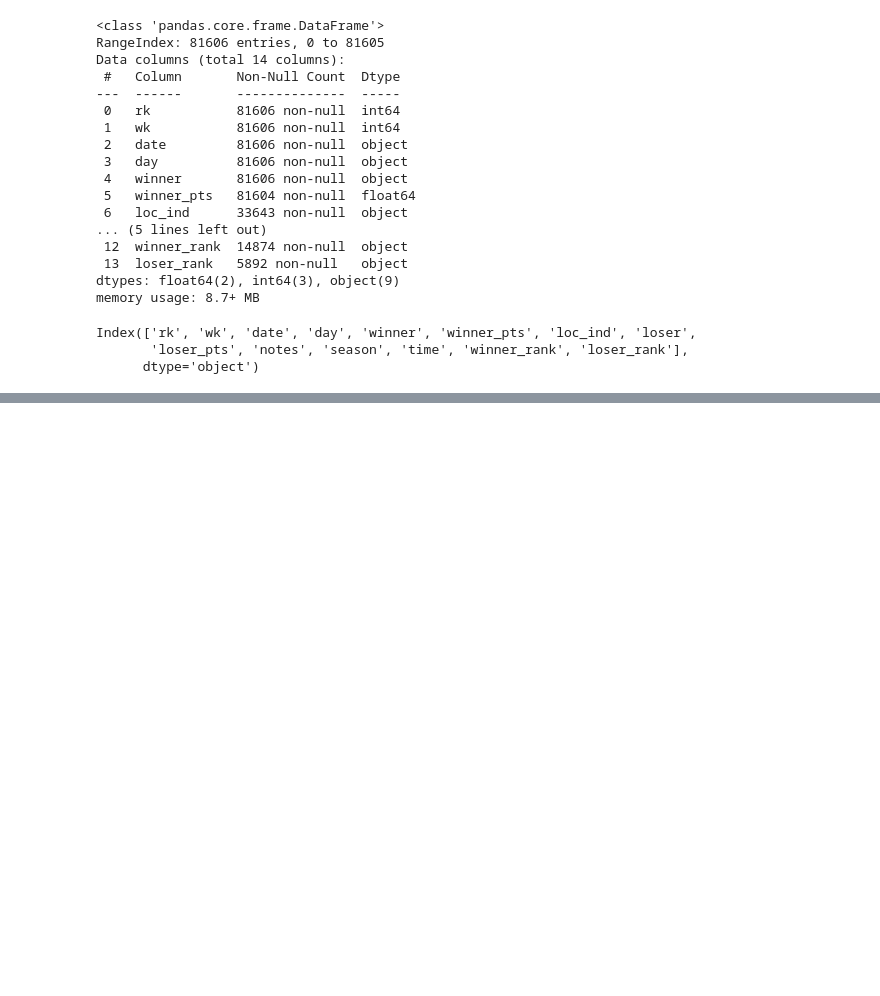
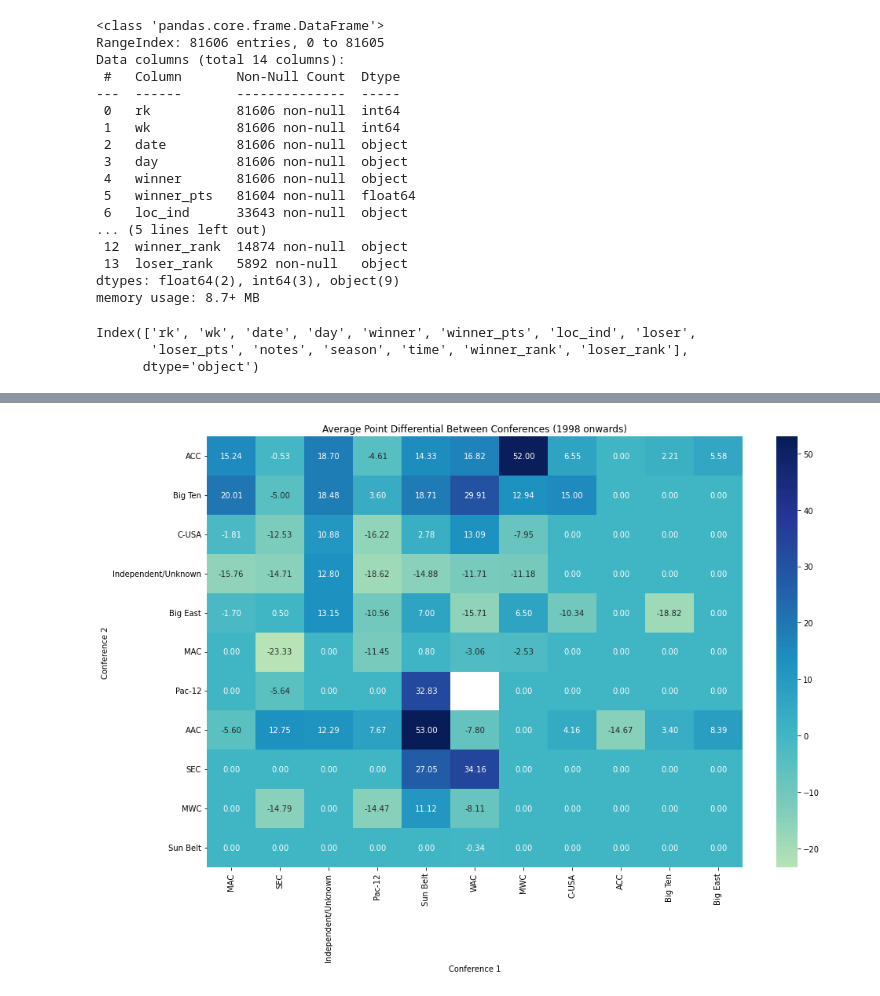
Before and after one commit to JSmith1826/cfb_conferences, a Jupyter notebook: workbook/UPDATED_game_data_scraper.ipynb, the cells around one changed output, grey strips where cells are left out. Drawn from its saved outputs; the diff is of its cells as text; code cells hidden in the pictures; blank space fills up the shorter version.

```diff
--- a/workbook/UPDATED_game_data_scraper.ipynb
+++ b/workbook/UPDATED_game_data_scraper.ipynb
@@ -426,0 +407,81 @@ df.to_csv('../data/cfb_scrape_transformed.csv', index=False)
+# %%
+import pandas as pd
+import matplotlib.pyplot as plt
+import seaborn as sns
+
+# Load the CSV file
+cfb_data = df
+
+# Extract year from the 'date' column
+cfb_data['year'] = pd.to_datetime(cfb_data['date']).dt.year
+
+# Filter out Independent teams and keep only data from 1998 onwards
+cfb_data_filtered = cfb_data[(cfb_data['host_conference'] != 'Independent/Unknown') & (cfb_data['year'] >= 2013)]
+
+# Calculate point differential for each game
+cfb_data_filtered['point_differential'] = cfb_data_filtered['winner_pts'] - cfb_data_filtered['loser_pts']
+
+# Abbreviate conference names
+conference_abbreviations = {
+    'American Athletic Conference': 'AAC',
+    'Atlantic Coast Conference': 'ACC',
+    'Big 12 Conference': 'Big 12',
+    'Big Ten Conference': 'Big Ten',
+    'Conference USA': 'C-USA',
+    'Mid-American Conference': 'MAC',
+    'Mountain West Conference': 'MWC',
+    'Pac-12 Conference': 'Pac-12',
+    'Southeastern Conference': 'SEC',
+    'Sun Belt Conference': 'Sun Belt',
+    'Big East Conference': 'Big East',
+    'Western Athletic Conference': 'WAC',
+}
+
+# Change conference names to abbreviations
+cfb_data_filtered.replace({'host_conference': conference_abbreviations, 'away_conference': conference_abbreviations,
+                           'winner_conference': conference_abbreviations, 'loser_conference': conference_abbreviations,
+                           'neutral1_conference': conference_abbreviations, 'neutral2_conference': conference_abbreviations
+                           }, inplace=True)
+
+
+cfb_data_filtered.replace({'winner_conference': conference_abbreviations, 'loser_conference': conference_abbreviations}, inplace=True)
+
+# Drop rows with NaN in host or away conference names
+cfb_data_filtered = cfb_data_filtered.dropna(subset=['winner_conference', 'loser_conference'])
+
+###############################
+### NEW CODE FOR PLOTTING #####
+# filter to only include non conference games
+cfb_data_filtered = cfb_data_filtered[cfb_data_filtered['game_type'] == 'Non-Conference']
+
+################################
+
+# For each game, sort the two conferences alphabetically
+cfb_data_filtered['min_conference'] = cfb_data_filtered[['winner_conference', 'loser_conference']].min(axis=1)
+cfb_data_filtered['max_conference'] = cfb_data_filtered[['winner_conference', 'loser_conference']].max(axis=1)
+
+# Create a matrix to store average point differential between conferences
+conf_matrix = pd.DataFrame(0, index=cfb_data_filtered['min_conference'].unique(),
+                           columns=cfb_data_filtered['max_conference'].unique())
+
+# Populate the matrix with average point differentials
+for idx, row in cfb_data_filtered.iterrows():
+    if row['winner_conference'] == row['min_conference']:
+        conf_matrix.loc[row['min_conference'], row['max_conference']] += row['point_differential']
+    else:
+        conf_matrix.loc[row['min_conference'], row['max_conference']] -= row['point_differential']
+
+# Convert total point differentials to averages
+games_played = cfb_data_filtered.groupby(['min_conference', 'max_conference']).size()
+for idx in games_played.index:
+    conf_matrix.loc[idx] /= games_played[idx]
+
+# Plot the heatmap
+plt.figure(figsize=(14, 10))
+sns.heatmap(conf_matrix, cmap='YlGnBu', center=0, annot=True, fmt=".2f")
+plt.title('Average Point Differential Between Conferences (1998 onwards)')
+plt.xlabel('Conference 1')
+plt.ylabel('Conference 2')
+plt.tight_layout()
+plt.show()
+# %% [output]
@@ -426,0 +503 @@ df.to_csv('../data/cfb_scrape_transformed.csv', index=False)
+[figure, added]
```
Also changed, not shown: parts of 12 cells of this notebook, 1 other file.
